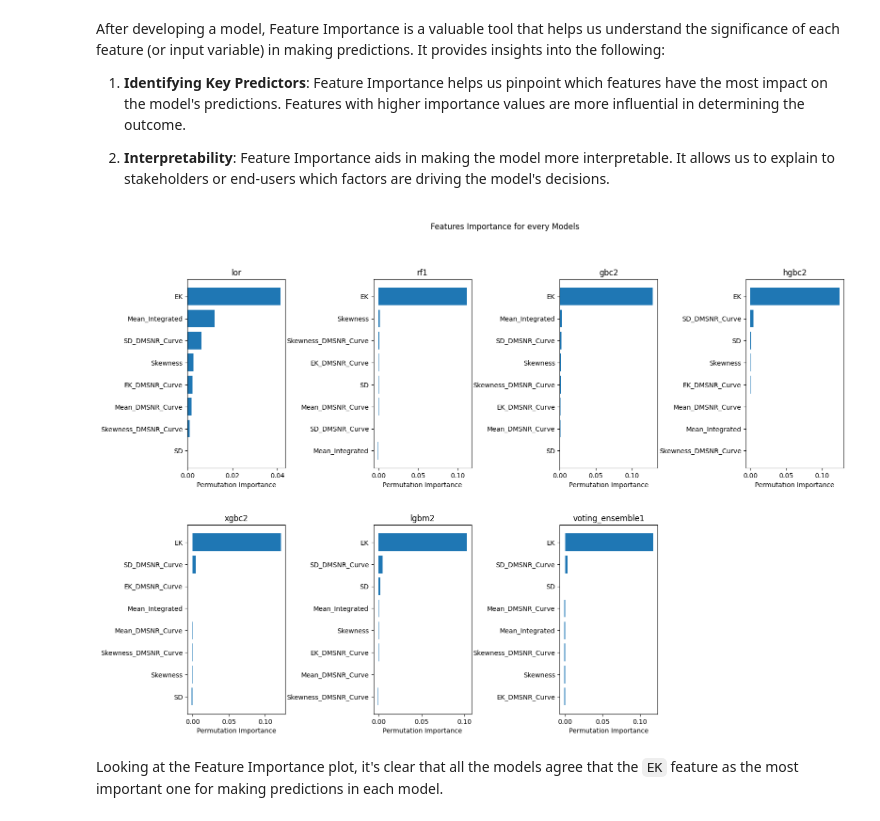
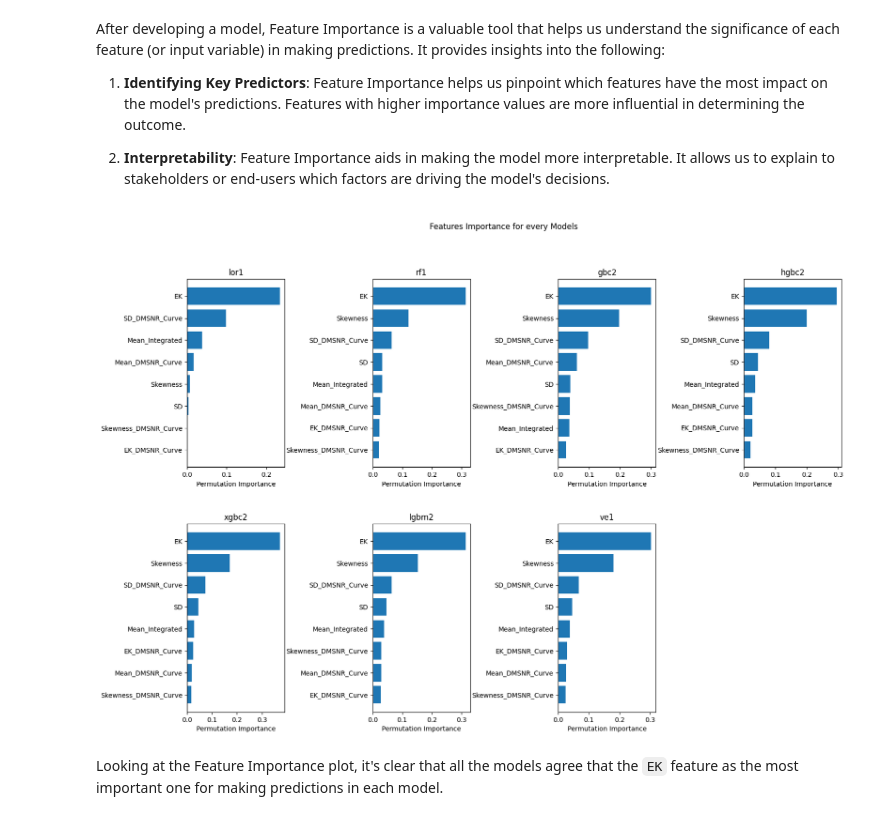
Before and after one commit to HazmanNaim/Project-Portfolio, a Jupyter notebook: GA-Capstone-PulsarClassification.ipynb, the cells around one changed output. Cells and saved outputs as stored; diff of their text form; code cells hidden in the pictures.

```diff
--- a/GA-Capstone-PulsarClassification.ipynb
+++ b/GA-Capstone-PulsarClassification.ipynb
@@ -861,7 +1147,7 @@ model_lgbm = RandomizedSearchCV(
     param_distributions=lgbm_param_grid,
     scoring='neg_log_loss',  # Use log loss as the scoring metric for classification
     cv=5,
-    n_iter=100,
+    n_iter=150,
     n_jobs=-1,
     verbose=3,
 )
@@ -1165,7 +1556,8 @@ Combine XGBC + LGBM as Voting Ensemble.
 # %%
 # Ensemble classifier
 estimators = [
-    ('xgbc2', XGBClassifier(**xgbc2_best_params)),
+    ('hgbc2', HistGradientBoostingClassifier(**hgbc2_best_params)),
+    ('rf2', RandomForestClassifier(random_state=0)),
     ('lgbm2', LGBMClassifier(**lgbm2_best_params))
               ]
 
@@ -1176,25 +1568,24 @@ ensemble1 = VotingClassifier(
 )
 
 # Create a pipeline that applies the transformer and then the ensemble classifier
-voting_ensemble1 = Pipeline([
+ve1 = Pipeline([
     ('ColumnTransformer', transformer),
     ('classifier', ensemble1)
 ])
 
 # Function to train and evaluate the model
-metrics = train_evaluate(voting_ensemble1,
+metrics = train_evaluate(ve1,
                          x_train,
                          y_train,
                          x_test,
                          y_test,
                          X,
                          Y)
-metrics
 
 # Note for Table
 model_name = "Voting Ensemble"
 model_alias = "ve1"
-model_detail = "XGBC+LGBM, Scaled, Soft Voting"
+model_detail = "HGBC2+RF2+LGBM2, Scaled, Soft Voting"
 # Function to store the evaluation metrics as table
 models_table = model_tab(models_table,
                          model_name,
@@ -1252,7 +1648,7 @@ The ensemble of tuned GBC, XGBC, and LGBM models showcases an enhancement in Cro
 **Log Loss**: Log Loss, or logarithmic loss, is a widely used metric for classification tasks, particularly in cases where probability estimates are essential. It measures the accuracy of the predicted probabilities for each class.
 # %%
 # Filter the DataFrame to include only the relevant columns
-plot_table = models_table[['Model Alias', 'Cross-Validated Accuracy', 'Cross-Validated Log Loss']]
+plot_table = models_table[['Model Alias','Detail', 'Cross-Validated Accuracy', 'Cross-Validated Log Loss']]
 cross_val_tab = plot_table.sort_values(by='Cross-Validated Accuracy', ascending=True)
 log_loss_tab = plot_table.sort_values(by='Cross-Validated Log Loss', ascending=False)
 # %%
@@ -1272,8 +1668,9 @@ ax1.set_ylabel('Model')
 ax1.set_title('Cross-Validated Accuracy by Model')
 
 # Annotate the values on the bars for 'Cross-Validated Accuracy'
-for i, v in enumerate(cross_val_tab['Cross-Validated Accuracy']):
+for i, (v, detail) in enumerate(zip(cross_val_tab['Cross-Validated Accuracy'], cross_val_tab['Detail'])):
     ax1.text(v - 0.2, i, str(round(v, 5)), va='center', color='white')
+    #ax1.text(ax1.get_xlim()[0], i, detail, va='center', ha='left', color='white', fontsize=8)
 
 # Plot the horizontal bar chart for 'Log Loss'
 ax2 = log_loss_tab.plot(
@@ -1333,8 +1734,8 @@ After developing a model, Feature Importance is a valuable tool that helps us un
 # %%
 from sklearn.inspection import permutation_importance
 
-models_list = [lor, rf1, gbc2, hgbc2, xgbc2, lgbm2, voting_ensemble1]
-models_list_title = ['lor', 'rf1', 'gbc2', 'hgbc2', 'xgbc2', 'lgbm2', 'voting_ensemble1']
+models_list = [lor1, rf1, gbc2, hgbc2, xgbc2, lgbm2, ve1]
+models_list_title = ['lor1', 'rf1', 'gbc2', 'hgbc2', 'xgbc2', 'lgbm2', 've1']
 
 # Define the number of rows and columns for the subplots
 n_rows = 2  # Adjust this as needed
@@ -1350,34 +1751,34 @@ for i, model in enumerate(models_list):
     perm_importance = permutation_importance(model, x_test, y_test, n_repeats=30, random_state=0)
 
     # Get feature names
     feature_names = x_test.columns
 
     # Calculate mean importance
     mean_importance = perm_importance.importances_mean
 
     # Sort feature indices by importance
     sorted_idx = mean_importance.argsort()
 
     # Determine the subplot location based on the current index
     row_index = i // n_cols
     col_index = i % n_cols
 
     # Plot permutation importance in the appropriate subplot
     axes[row_index, col_index].barh(range(len(sorted_idx)), mean_importance[sorted_idx], align='center')
     axes[row_index, col_index].set_yticks(range(len(sorted_idx)))
     axes[row_index, col_index].set_yticklabels([feature_names[i] for i in sorted_idx])
     axes[row_index, col_index].set_xlabel('Permutation Importance')
     axes[row_index, col_index].set_title(models_list_title[i])
 
 # Remove any remaining empty subplots
 for i in range(len(models_list), n_rows * n_cols):
     fig.delaxes(axes.flatten()[i])
 
 # Show the subplots
 plt.suptitle("Features Importance for every Models")
 plt.show()
 # %% [output]
-[figure, old version]
+[figure, new version]
 # %% [markdown]
 Looking at the Feature Importance plot, it's clear that all the models agree that the `EK` feature as the most important one for making predictions in each model.
 # %% [markdown]
```
Also changed, not shown: parts of 64 cells of this notebook.
